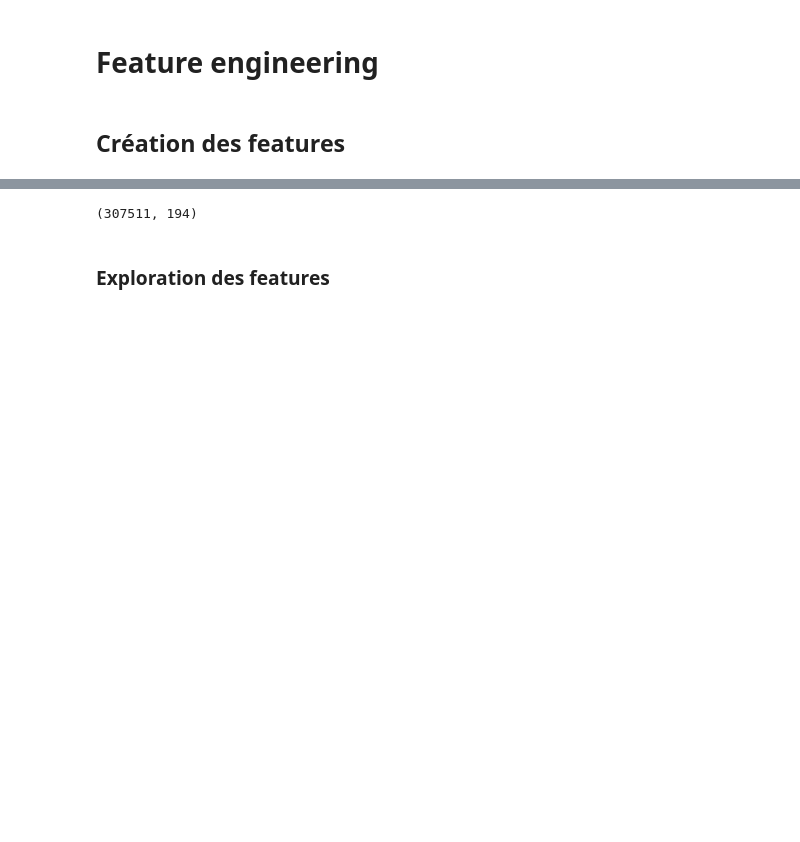
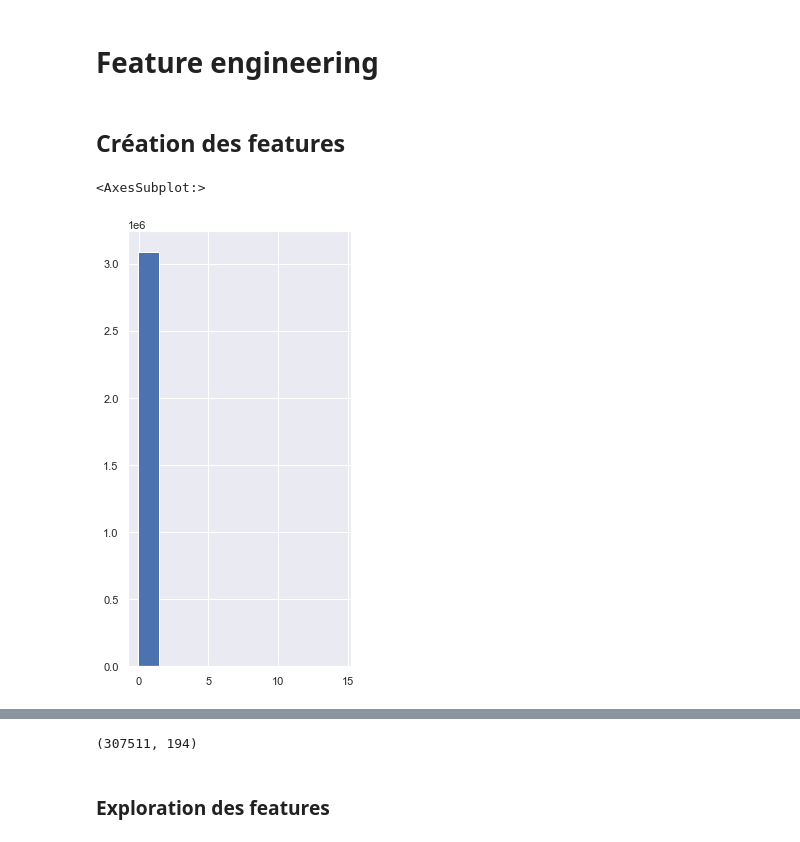
Before and after one commit to pbonte92/P7_Paul_Bonte, a Jupyter notebook: draft.ipynb, the cells around one changed output, grey strips where cells are left out. Drawn from its saved outputs; the diff is of its cells as text; code cells hidden in the pictures; blank space fills up the shorter version.

```diff
--- a/draft.ipynb
+++ b/draft.ipynb
@@ -507,2 +507,7 @@ instal_paiement['AMT_PATMENT_PCT'] = [x/y if (y != 0) & pd.notnull(y) else np.na
 pmts_use = instal_paiement.groupby(['SK_ID_CURR'],as_index=False).agg({'DAYS_INSTALMENT_DIFF':np.mean,
                                                             'AMT_PATMENT_PCT':np.mean})
+# %%
+cc['AMT_DRAWINGS_PCT'].hist()
+# %% [output]
+<AxesSubplot:>
+[figure, added]
```
Also changed, not shown: parts of 40 cells of this notebook.
